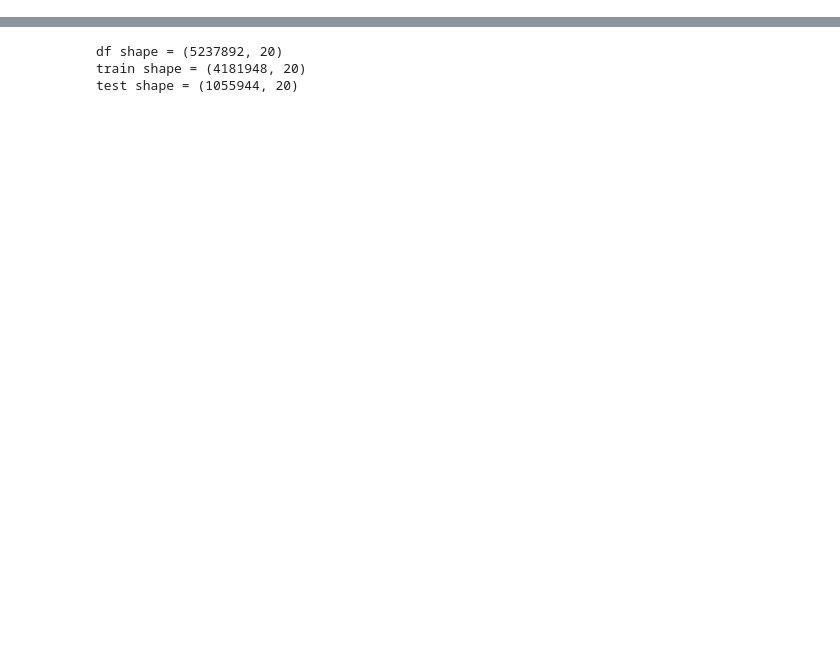
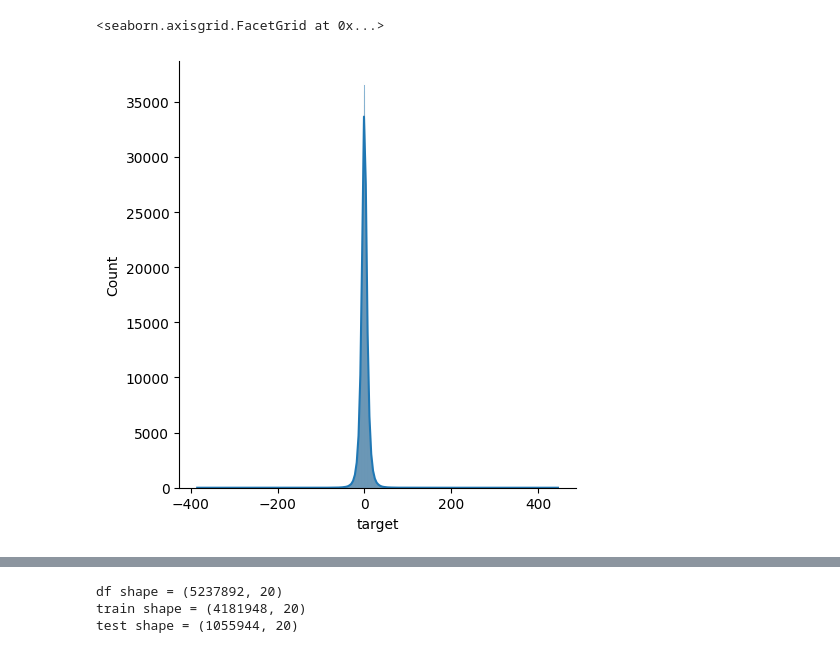
Before and after one commit to thaithai1/Kaggle_, a Jupyter notebook: Optiver/EDA.ipynb, the cells around one changed output, grey strips where cells are left out. Drawn from its saved outputs; the diff is of its cells as text; code cells hidden in the pictures; blank space fills up the shorter version.

```diff
--- a/Optiver/EDA.ipynb
+++ b/Optiver/EDA.ipynb
@@ -73,0 +26,5 @@ imbalance_size_rel, wap60, wap_ret - added
+# %%
+sns.displot(df_raw.target, kde = True)
+# %% [output]
+<seaborn.axisgrid.FacetGrid at 0x...>
+[figure, added]
```
Also changed, not shown: parts of 12 cells of this notebook, 30 other files.
